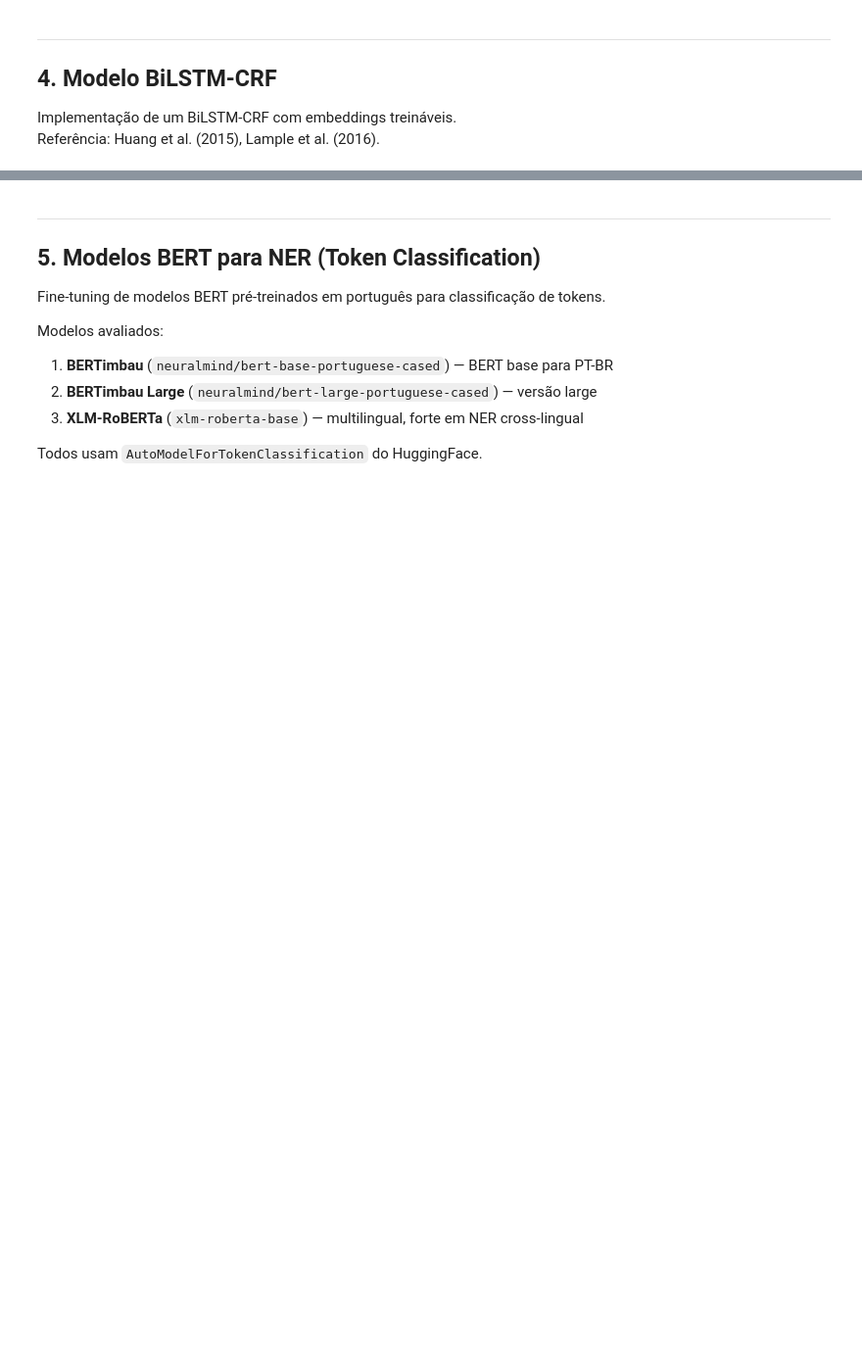
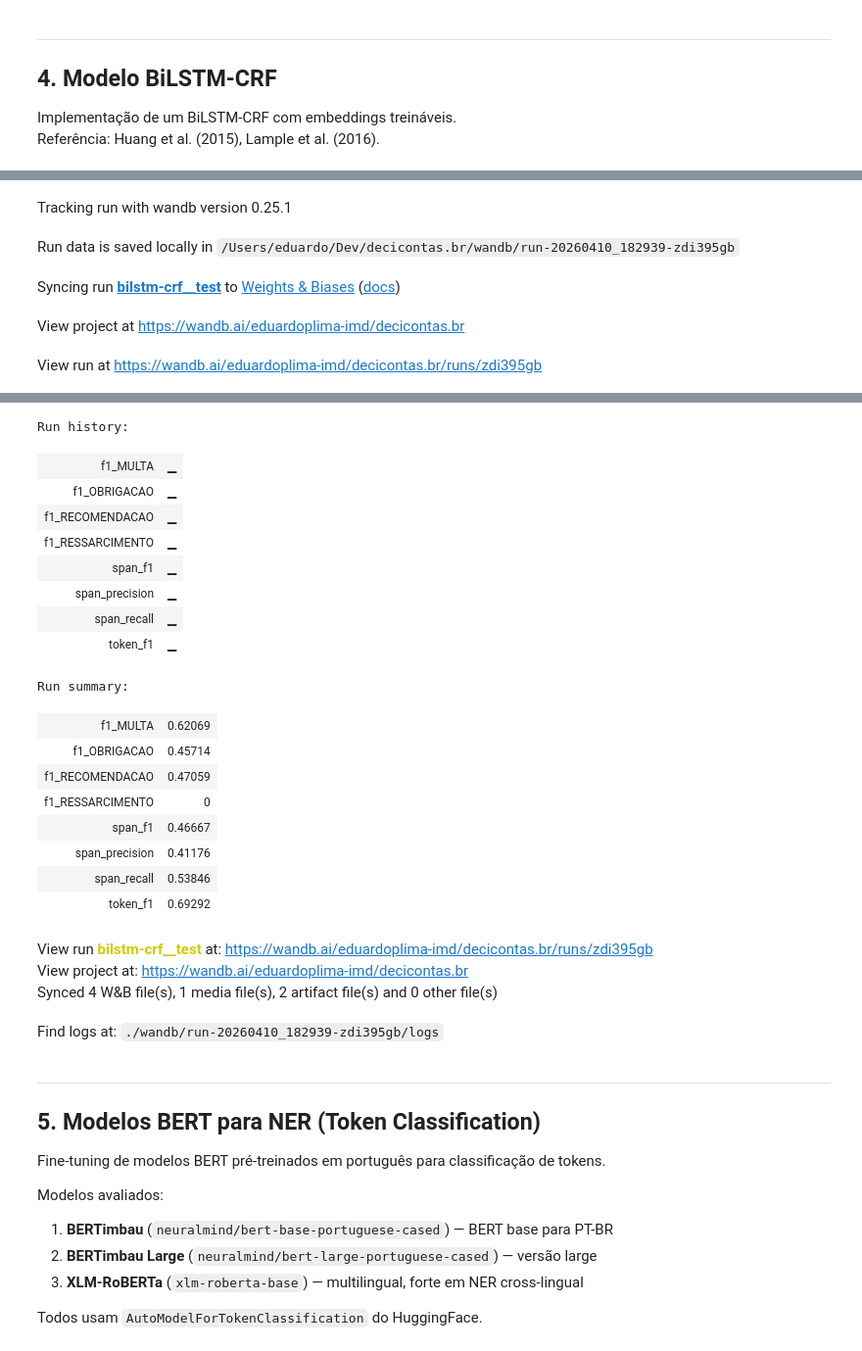
Before and after one commit to eduardoplima/decicontas.br, a Jupyter notebook: ner_bilstm_bert.ipynb, the cells around one changed output, grey strips where cells are left out. Shown at 98% size. Drawn from its saved outputs; the diff is of its cells as text; code cells hidden in the pictures; blank space fills up the shorter version.

Commit message:
ner openrouter, bilstm and bert

```diff
--- a/ner_bilstm_bert.ipynb
+++ b/ner_bilstm_bert.ipynb
@@ -494,6 +434,13 @@ Parâmetros: 1,214,444
 # %%
 from torch.optim import AdamW
 from torch.optim.lr_scheduler import ReduceLROnPlateau
+
+wandb.init(
+    project=WANDB_PROJECT,
+    entity=WANDB_ENTITY,
+    name='BiLSTM-CRF',
+    config={'model': 'BiLSTM-CRF', 'lr': 1e-3, 'epochs': 50, 'seed': SEED}
+)
 
 optimizer = AdamW(bilstm_model.parameters(), lr=1e-3, weight_decay=1e-4)
 scheduler = ReduceLROnPlateau(optimizer, mode='min', factor=0.5, patience=3)
@@ -535,6 +482,8 @@ for epoch in range(EPOCHS):
     avg_val = val_loss / len(val_loader)
     scheduler.step(avg_val)
 
+    wandb.log({'train_loss': avg_train, 'val_loss': avg_val, 'epoch': epoch + 1})
+
     if avg_val < best_val_loss:
         best_val_loss = avg_val
         torch.save(bilstm_model.state_dict(), 'best_bilstm_crf.pt')
@@ -602,0 +586,32 @@ Per-entity Span F1:
+# %%
+CHECKPOINT_DIR = Path("dataset/results/checkpoints").resolve()
+CHECKPOINT_DIR.mkdir(parents=True, exist_ok=True)
+
+
+bilstm_ckpt = {
+    "true_labels": all_true_bilstm,
+    "pred_labels": all_pred_bilstm,
+}
+with open(CHECKPOINT_DIR / "bilstm-crf__test.pkl", "wb") as f:
+    pickle.dump(bilstm_ckpt, f)
+
+# Log no wandb com tabela de predições
+wandb.init(project=WANDB_PROJECT, entity=WANDB_ENTITY, name="bilstm-crf__test",
+           config={"model": "BiLSTM-CRF", "technique": "supervised"})
+
+wandb.log({
+    "token_f1": bilstm_results["token_f1"],
+    "span_f1": bilstm_results["span_f1"],
+    "span_precision": bilstm_results["span_precision"],
+    "span_recall": bilstm_results["span_recall"],
+    **{f"f1_{k}": v for k, v in bilstm_results["per_entity_f1"].items()},
+})
+
+# Tabela com predições por documento
+table = wandb.Table(columns=["doc_idx", "true_bio", "pred_bio"])
+for i, (t, p) in enumerate(zip(all_true_bilstm, all_pred_bilstm)):
+    table.add_data(i, " ".join(t), " ".join(p))
+wandb.log({"predictions": table})
+
+wandb.finish()
+# %% [output]
@@ -602,0 +619,5 @@ Per-entity Span F1:
+Tracking run with wandb version 0.25.1
+Run data is saved locally in /Users/eduardo/Dev/decicontas.br/wandb/run-20260410_182939-zdi395gb
+Syncing run bilstm-crf__test to Weights & Biases (docs)
+View project at https://wandb.ai/eduardoplima-imd/decicontas.br
+View run at https://wandb.ai/eduardoplima-imd/decicontas.br/runs/zdi395gb
@@ -603,3 +625,25 @@ Per-entity Span F1:
+Run history:
+| f1_MULTA | ▁ |
+| f1_OBRIGACAO | ▁ |
+| f1_RECOMENDACAO | ▁ |
+| f1_RESSARCIMENTO | ▁ |
+| span_f1 | ▁ |
+| span_precision | ▁ |
+| span_recall | ▁ |
+| token_f1 | ▁ |
+Run summary:
+| f1_MULTA | 0.62069 |
+| f1_OBRIGACAO | 0.45714 |
+| f1_RECOMENDACAO | 0.47059 |
+| f1_RESSARCIMENTO | 0 |
+| span_f1 | 0.46667 |
+| span_precision | 0.41176 |
+| span_recall | 0.53846 |
+| token_f1 | 0.69292 |
+View run bilstm-crf__test at: https://wandb.ai/eduardoplima-imd/decicontas.br/runs/zdi395gb
+View project at: https://wandb.ai/eduardoplima-imd/decicontas.br
+Synced 4 W&B file(s), 1 media file(s), 2 artifact file(s) and 0 other file(s)
+Find logs at: ./wandb/run-20260410_182939-zdi395gb/logs
 # %% [markdown]
 ---
 ## 5. Modelos BERT para NER (Token Classification)
```
Also changed, not shown: parts of 21 cells of this notebook, 49 other files.
